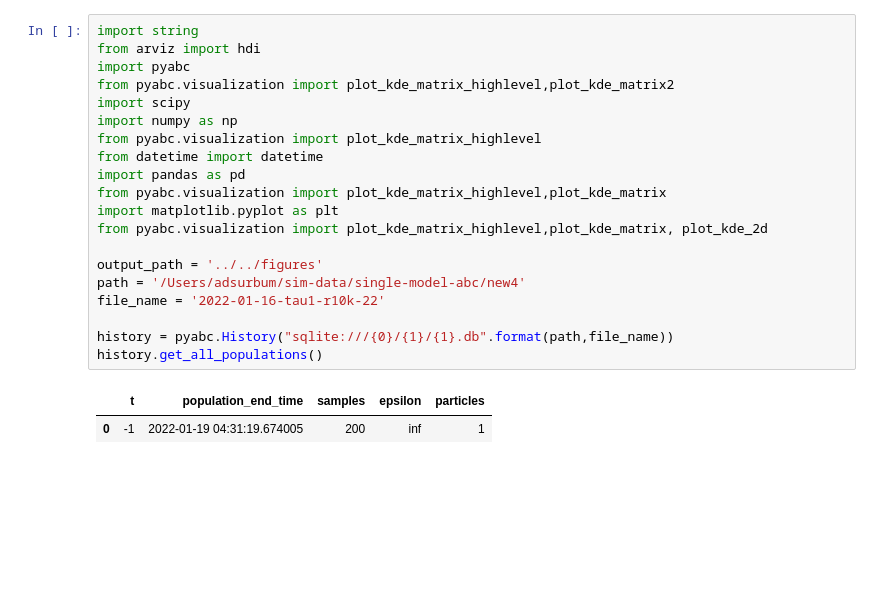
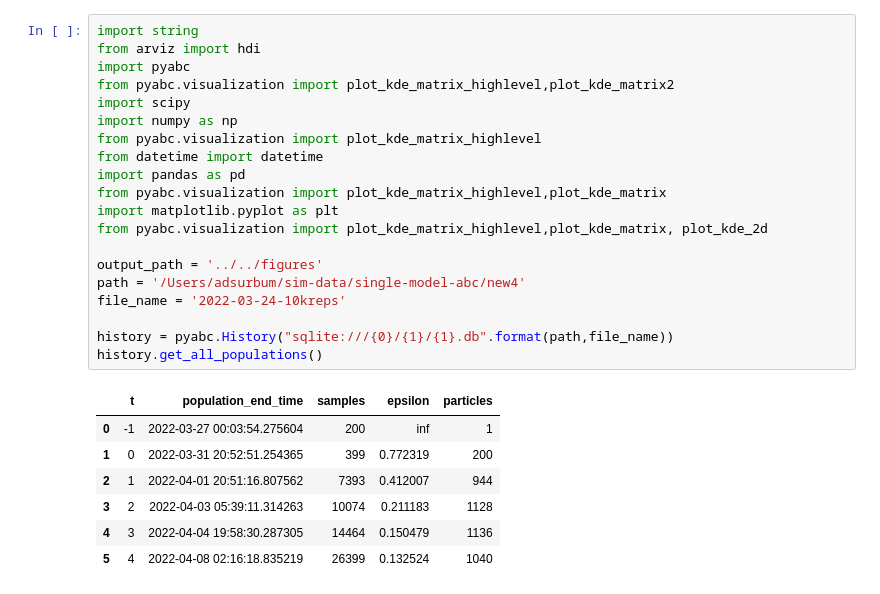
Before and after one commit to yoavram-lab/Heatrisomy, a Jupyter notebook: src/notebooks/diff-runs.ipynb, the cells around one changed output. Saved outputs shown, nothing was run; the diff lists cells and outputs as text; blank space fills up the shorter version.

```diff
--- a/src/notebooks/diff-runs.ipynb
+++ b/src/notebooks/diff-runs.ipynb
@@ -1,26 +1,31 @@
 # %%
 import string
 from arviz import hdi
 import pyabc
 from pyabc.visualization import plot_kde_matrix_highlevel,plot_kde_matrix2
 import scipy
 import numpy as np
 from pyabc.visualization import plot_kde_matrix_highlevel
 from datetime import datetime
 import pandas as pd
 from pyabc.visualization import plot_kde_matrix_highlevel,plot_kde_matrix
 import matplotlib.pyplot as plt
 from pyabc.visualization import plot_kde_matrix_highlevel,plot_kde_matrix, plot_kde_2d
 
 output_path = '../../figures'
 path = '/Users/adsurbum/sim-data/single-model-abc/new4'
-file_name = '2022-01-16-tau1-r10k-22'
+file_name = '2022-03-24-10kreps'
 
 history = pyabc.History("sqlite:///{0}/{1}/{1}.db".format(path,file_name))
 history.get_all_populations()
 # %% [output]
 |  | t | population_end_time | samples | epsilon | particles |
-| 0 | -1 | 2022-01-19 04:31:19.674005 | 200 | inf | 1 |
+| 0 | -1 | 2022-03-27 00:03:54.275604 | 200 | inf | 1 |
+| 1 | 0 | 2022-03-31 20:52:51.254365 | 399 | 0.772319 | 200 |
+| 2 | 1 | 2022-04-01 20:51:16.807562 | 7393 | 0.412007 | 944 |
+| 3 | 2 | 2022-04-03 05:39:11.314263 | 10074 | 0.211183 | 1128 |
+| 4 | 3 | 2022-04-04 19:58:30.287305 | 14464 | 0.150479 | 1136 |
+| 5 | 4 | 2022-04-08 02:16:18.835219 | 26399 | 0.132524 | 1040 |
 # %%
 r4 = '2022-01-11-tau1-r4-22-10cpu' #it doesn't go lower than 0.320312, in another run too
 r10 = '2022-01-04-tau1-r10-22'
```
Also changed, not shown: parts of 2 cells of this notebook, 7 other files.
